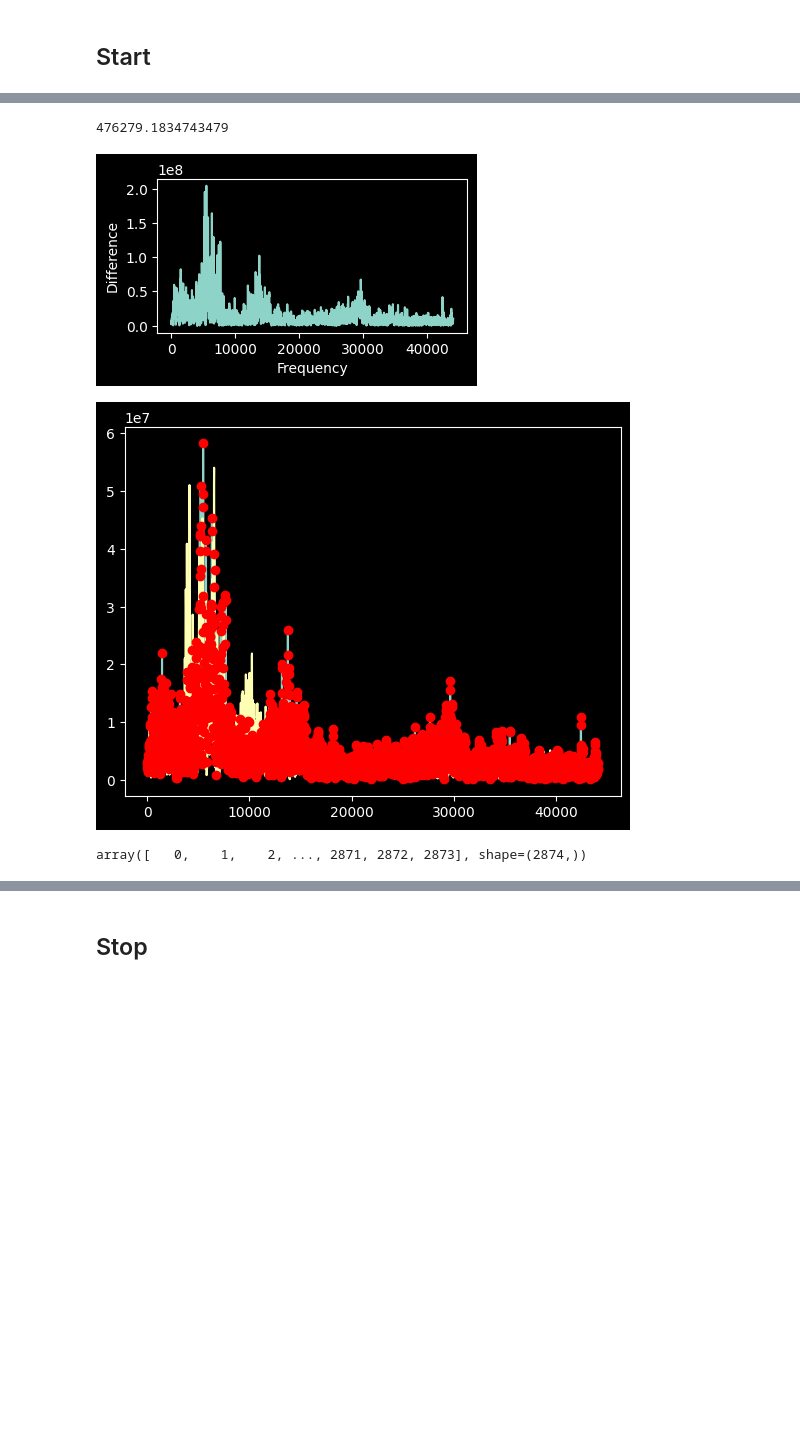
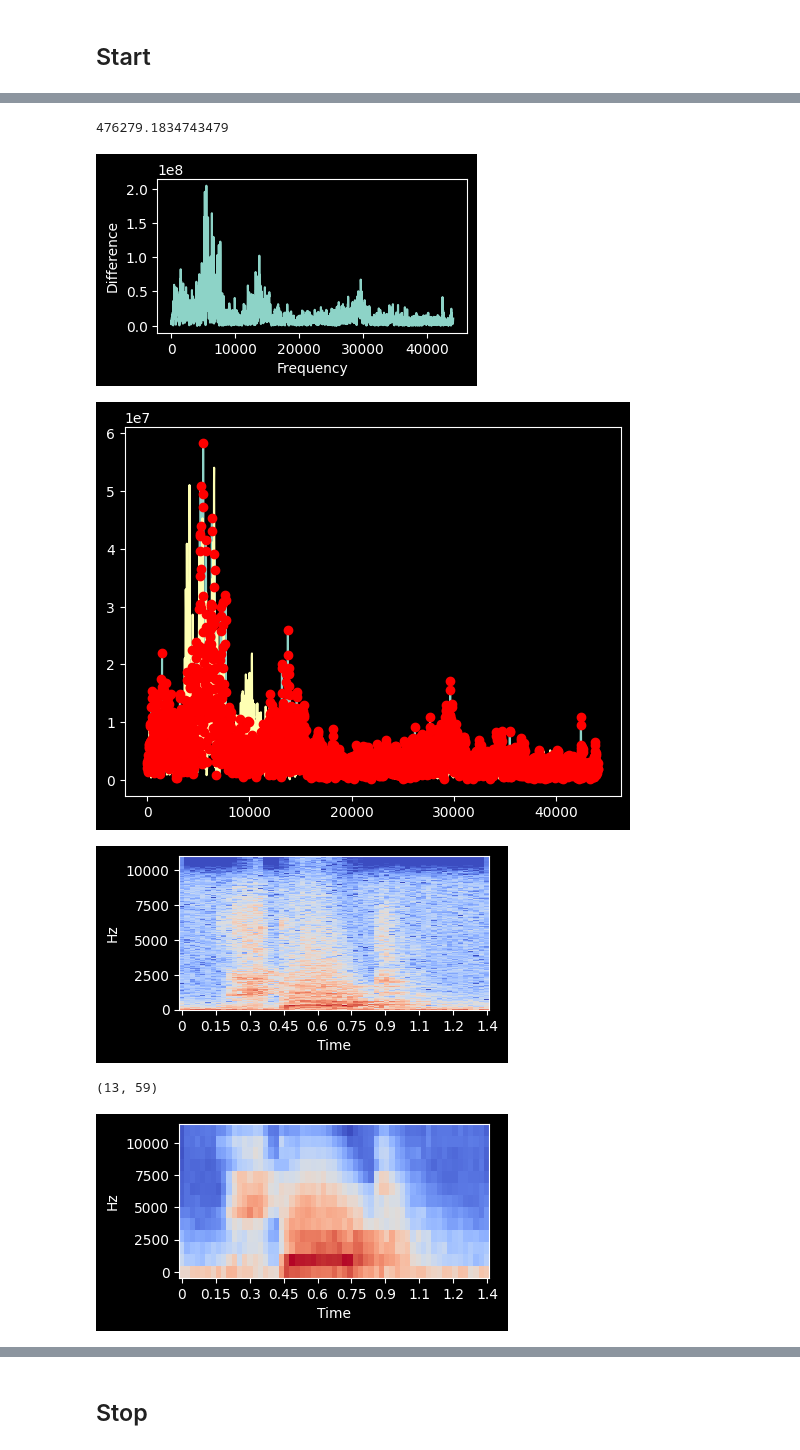
Before and after one commit to valwerner2/stm32WordRecognition, a Jupyter notebook: prototype/proto.ipynb, the cells around one changed output, grey strips where cells are left out. Drawn from its saved outputs; the diff is of its cells as text; code cells hidden in the pictures; blank space fills up the shorter version.

```diff
--- a/prototype/proto.ipynb
+++ b/prototype/proto.ipynb
@@ -11,6 +13,8 @@ import numpy as np
 # %%
 minHz = 125
 maxHz = 3000
+stft_frame_len = 0.033
+stft_frame_trans = 0.015
 # %% [markdown]
 # Comparison Files
 # %%
@@ -36,6 +40,40 @@ def load_plot(path: str):
     plt.ylabel("Amplitude")
     plt.show()
     return file_sample_rate, file_wav, file_n, file_fft
+# %%
+def spectrum_stft(wave, sample_rate):
+    samples_frame = int(stft_frame_len * sample_rate)
+    samples_transition = int(stft_frame_trans * sample_rate)
+    wave = wave.astype(np.float32)
+
+    # normalize
+    wave /= np.max(np.abs(wave),axis=0)
+
+    stft = librosa.stft(wave, n_fft=samples_frame, hop_length=samples_transition)
+    fig, ax = plt.subplots(figsize=(4, 2))
+    librosa.display.specshow(librosa.amplitude_to_db(np.abs(stft)),
+                             y_axis='hz',
+                             x_axis='time',
+                             ax=ax,
+                             fmax = maxHz,
+                             fmin = minHz )
+    plt.show()
+
+    mel_spectrum = librosa.feature.melspectrogram(
+        y=wave, sr=sample_rate, n_mels=13,
+        n_fft=samples_frame, hop_length=samples_transition
+    )
+
+    log_mel_spectrum = np.log(mel_spectrum)
+    fig, ax = plt.subplots(figsize=(4, 2))
+    print(log_mel_spectrum.shape)
+    librosa.display.specshow(log_mel_spectrum,
+                             y_axis='hz',
+                             x_axis='time',
+                             ax=ax,
+                             fmax = maxHz,
+                             fmin = minHz )
+    plt.show()
 # %%
 def diff_fft(a: np.ndarray, b: np.ndarray, sample_rate: int) -> np.ndarray:
 
@@ -65,19 +103,24 @@ def diff_fft(a: np.ndarray, b: np.ndarray, sample_rate: int) -> np.ndarray:
 # %%
 # Load
 startFile_sample_rate, startFile_wav, startFile_n, startFile_fft = load_plot("./wav/start.wav")
 
 # load mariusz start
 startFileMariusz_sample_rate, startFileMariusz_wav, startFileMariusz_n, startFileMariusz_fft = load_plot("./wav/startMariusz.wav")
 
 diff_fft(startFile_fft, startFileMariusz_fft, startFile_sample_rate)
+
+spectrum_stft(startFile_wav, startFile_sample_rate)
+spectrum_stft(startFileMariusz_wav, startFileMariusz_sample_rate)
 # %% [output]
 [interactive output not drawn]
 [figure]
 [figure]
 [interactive output not drawn]
 [figure]
 [figure]
 476279.1834743479
 [figure]
 [figure]
+[figure, added]
-array([   0,    1,    2, ..., 2871, 2872, 2873], shape=(2874,))
+(13, 59)
+[figure, added]
```
Also changed, not shown: parts of 5 cells of this notebook.
